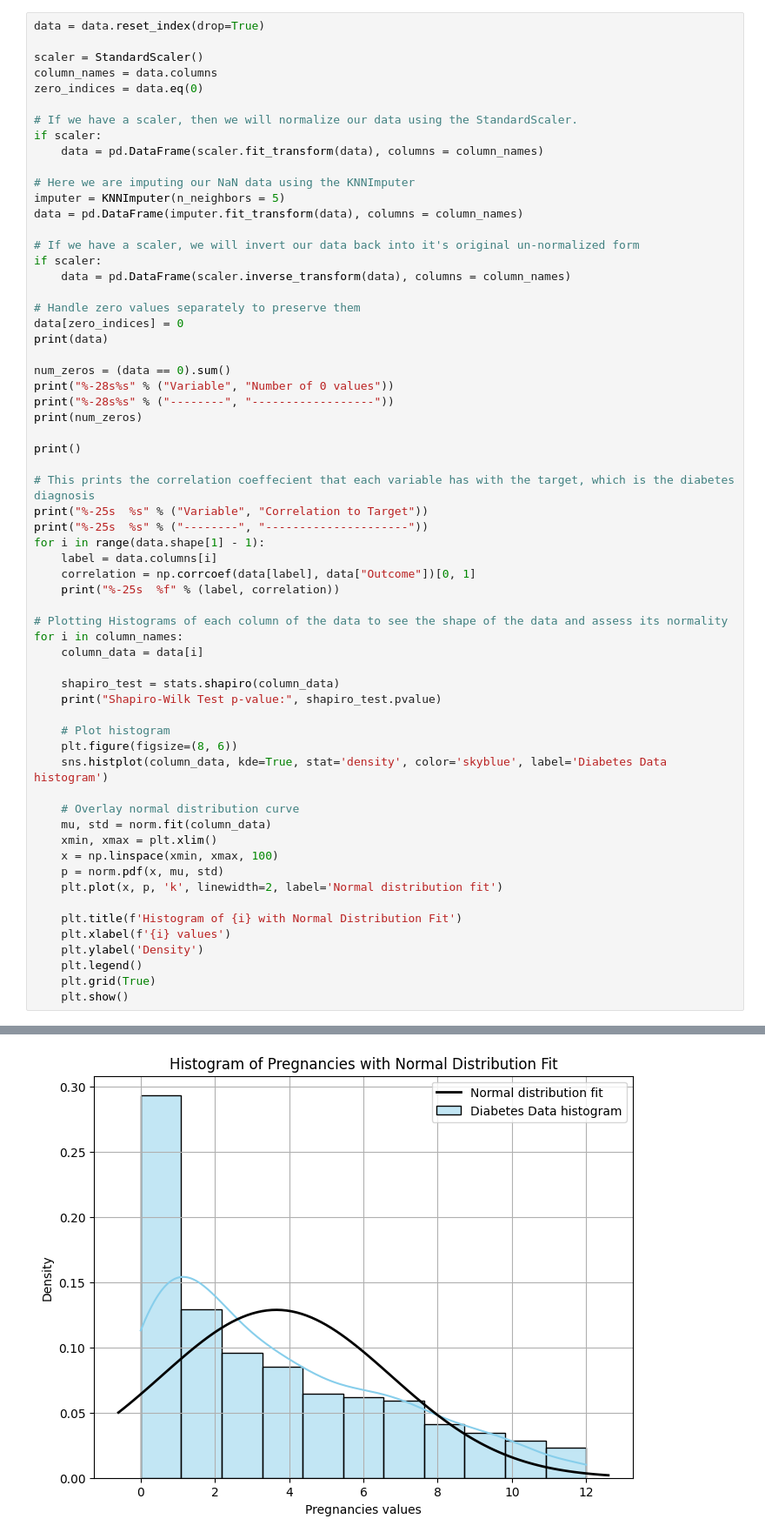
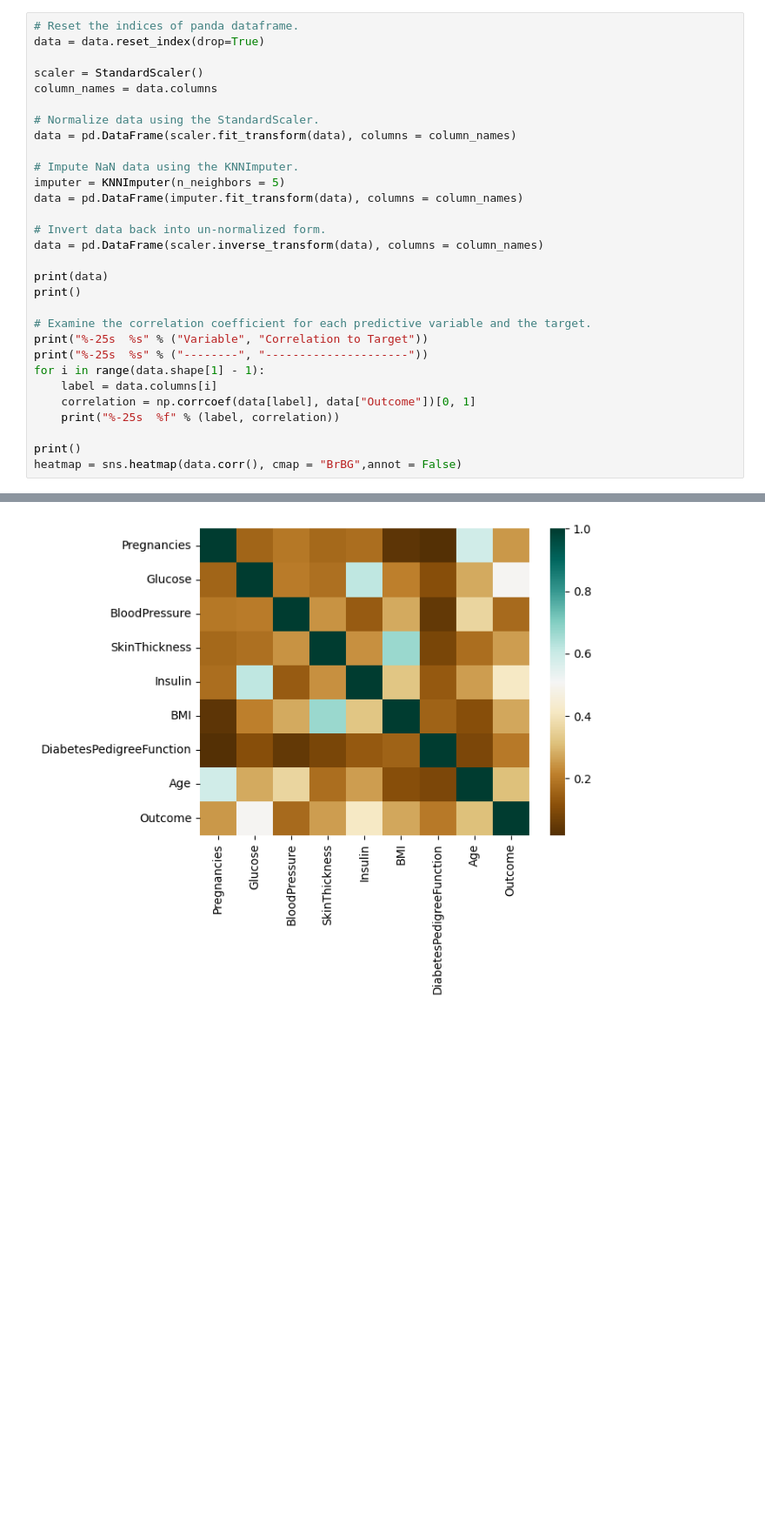
Before and after one commit to benkim2284/Diabetes-Prediction-Neural-Network-From-Scratch, a Jupyter notebook: diabetes-prediction-neural-network-from-scratch.ipynb, the cells around one changed output, grey strips where cells are left out. Shown at 87% size. Drawn from its saved outputs; the diff is of its cells as text; blank space fills up the shorter version.

Commit message:
Kaggle Notebook | Diabetes Prediction Neural Network From Scratch | clean up

```diff
--- a/diabetes-prediction-neural-network-from-scratch.ipynb
+++ b/diabetes-prediction-neural-network-from-scratch.ipynb
@@ -104,34 +107,24 @@ Proportion of 1 Diagnosis: 0.2975206611570248
 # %%
+# Reset the indices of panda dataframe.
 data = data.reset_index(drop=True)
 
 scaler = StandardScaler()
 column_names = data.columns
-zero_indices = data.eq(0)
 
-# If we have a scaler, then we will normalize our data using the StandardScaler.
-if scaler:
-    data = pd.DataFrame(scaler.fit_transform(data), columns = column_names)
+# Normalize data using the StandardScaler.
+data = pd.DataFrame(scaler.fit_transform(data), columns = column_names)
 
-# Here we are imputing our NaN data using the KNNImputer
+# Impute NaN data using the KNNImputer.
 imputer = KNNImputer(n_neighbors = 5)
 data = pd.DataFrame(imputer.fit_transform(data), columns = column_names)
 
-# If we have a scaler, we will invert our data back into it's original un-normalized form
-if scaler:
-    data = pd.DataFrame(scaler.inverse_transform(data), columns = column_names)
+# Invert data back into un-normalized form.
+data = pd.DataFrame(scaler.inverse_transform(data), columns = column_names)
 
-# Handle zero values separately to preserve them
-data[zero_indices] = 0
 print(data)
-
-num_zeros = (data == 0).sum()
-print("%-28s%s" % ("Variable", "Number of 0 values"))
-print("%-28s%s" % ("--------", "------------------"))
-print(num_zeros)
-
 print()
 
-# This prints the correlation coeffecient that each variable has with the target, which is the diabetes diagnosis
+# Examine the correlation coefficient for each predictive variable and the target.
 print("%-25s  %s" % ("Variable", "Correlation to Target"))
 print("%-25s  %s" % ("--------", "---------------------"))
 for i in range(data.shape[1] - 1):
@@ -139,30 +132,8 @@ for i in range(data.shape[1] - 1):
     correlation = np.corrcoef(data[label], data["Outcome"])[0, 1]
     print("%-25s  %f" % (label, correlation))
 
-# Plotting Histograms of each column of the data to see the shape of the data and assess its normality
-for i in column_names:
-    column_data = data[i]
-
-    shapiro_test = stats.shapiro(column_data)
-    print("Shapiro-Wilk Test p-value:", shapiro_test.pvalue)
-
-    # Plot histogram
-    plt.figure(figsize=(8, 6))
-    sns.histplot(column_data, kde=True, stat='density', color='skyblue', label='Diabetes Data histogram')
-
-    # Overlay normal distribution curve
-    mu, std = norm.fit(column_data)
-    xmin, xmax = plt.xlim()
-    x = np.linspace(xmin, xmax, 100)
-    p = norm.pdf(x, mu, std)
-    plt.plot(x, p, 'k', linewidth=2, label='Normal distribution fit')
-
-    plt.title(f'Histogram of {i} with Normal Distribution Fit')
-    plt.xlabel(f'{i} values')
-    plt.ylabel('Density')
-    plt.legend()
-    plt.grid(True)
-    plt.show()
+print()
+heatmap = sns.heatmap(data.corr(), cmap = "BrBG",annot = False)
 # %% [output]
      Pregnancies  Glucose  BloodPressure  SkinThickness  Insulin   BMI  \
 0            6.0    148.0           72.0           35.0    170.0  33.6
@@ -184 +155 @@ Shapiro-Wilk Test p-value: 1.7094318083625389e-19
-[figure, old version]
+[figure, new version]
```
Also changed, not shown: parts of 13 cells of this notebook.
